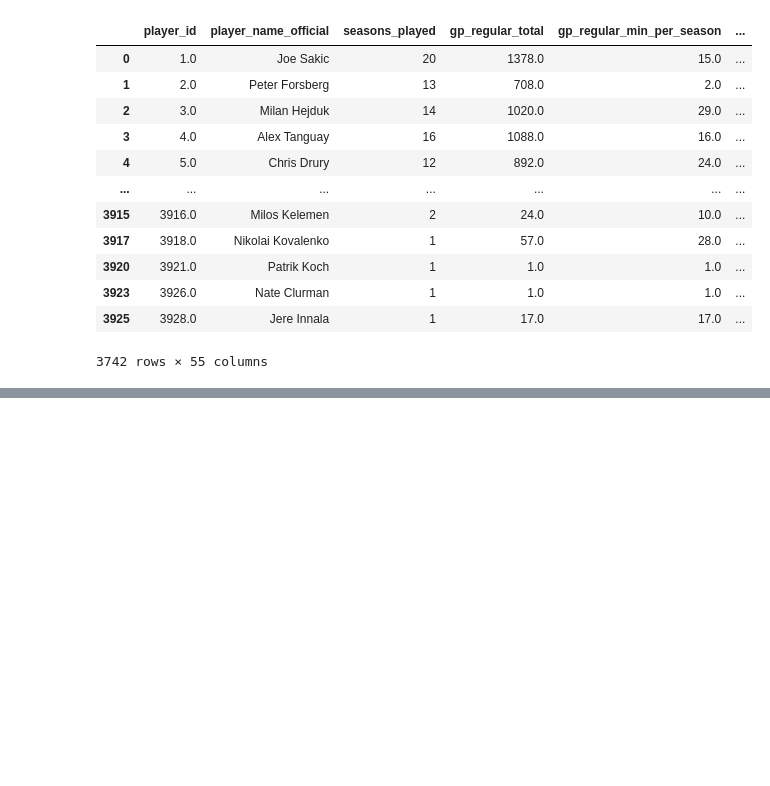
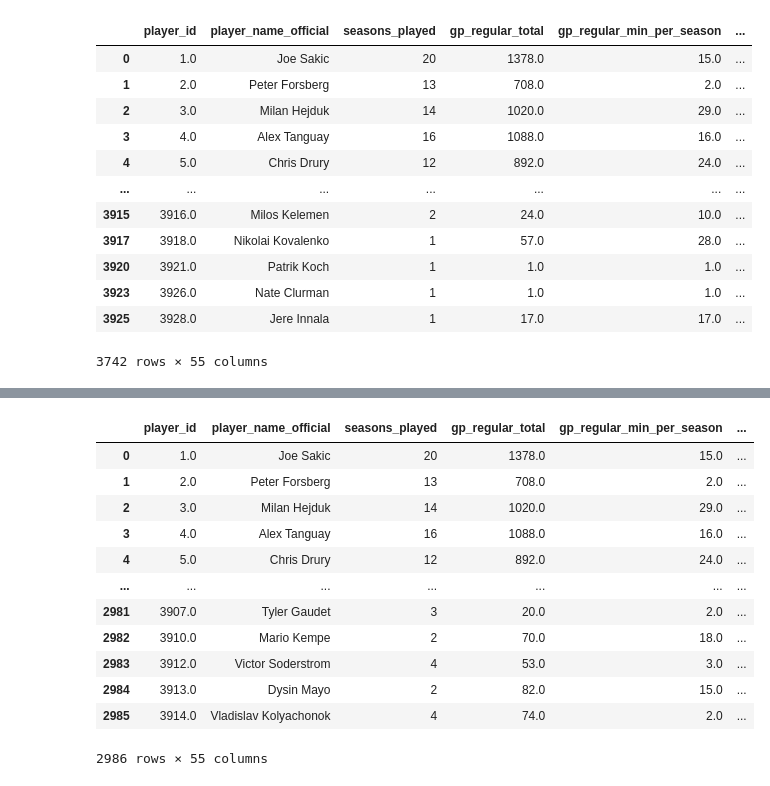
Before and after one commit to shigenogoro/NHL-Prospect-Predictor, a Jupyter notebook: tier_classifier/nhl_player_preprocessing.ipynb, the cells around one changed output, grey strips where cells are left out. Saved outputs shown, nothing was run; the diff lists cells and outputs as text; code cells hidden in the pictures; blank space fills up the shorter version.

```diff
--- a/tier_classifier/nhl_player_preprocessing.ipynb
+++ b/tier_classifier/nhl_player_preprocessing.ipynb
@@ -327,0 +391,19 @@ nhl_players_without_rookies.to_csv('../dataset/preprocess/nhl_players_career_sta
+# %%
+# Load NHL Players without Rookies and Fringe Players
+nhl_players_without_rookies_and_fringe = pd.read_csv('../dataset/preprocess/nhl_players_career_stats_with_metadata_without_rookies_and_fringe.csv')
+# %%
+nhl_players_without_rookies_and_fringe
+# %% [output]
+|  | player_id | player_name_official | seasons_played | gp_regular_total | gp_regular_min_per_season | ... |
+| 0 | 1.0 | Joe Sakic | 20 | 1378.0 | 15.0 | ... |
+| 1 | 2.0 | Peter Forsberg | 13 | 708.0 | 2.0 | ... |
+| 2 | 3.0 | Milan Hejduk | 14 | 1020.0 | 29.0 | ... |
+| 3 | 4.0 | Alex Tanguay | 16 | 1088.0 | 16.0 | ... |
+| 4 | 5.0 | Chris Drury | 12 | 892.0 | 24.0 | ... |
+| ... | ... | ... | ... | ... | ... | ... |
+| 2981 | 3907.0 | Tyler Gaudet | 3 | 20.0 | 2.0 | ... |
+| 2982 | 3910.0 | Mario Kempe | 2 | 70.0 | 18.0 | ... |
+| 2983 | 3912.0 | Victor Soderstrom | 4 | 53.0 | 3.0 | ... |
+| 2984 | 3913.0 | Dysin Mayo | 2 | 82.0 | 15.0 | ... |
+| 2985 | 3914.0 | Vladislav Kolyachonok | 4 | 74.0 | 2.0 | ... |
+2986 rows × 55 columns
```
Also changed, not shown: parts of 21 cells of this notebook, 3 other files.
